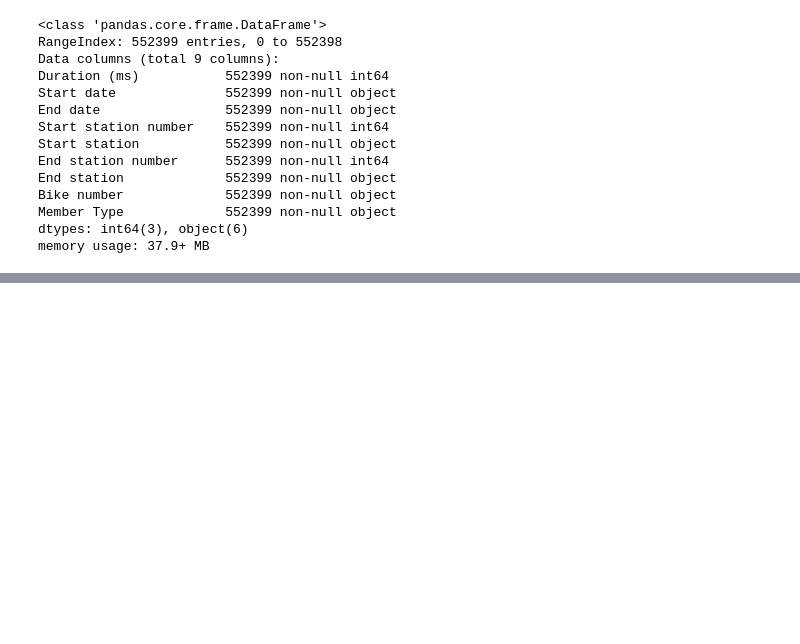
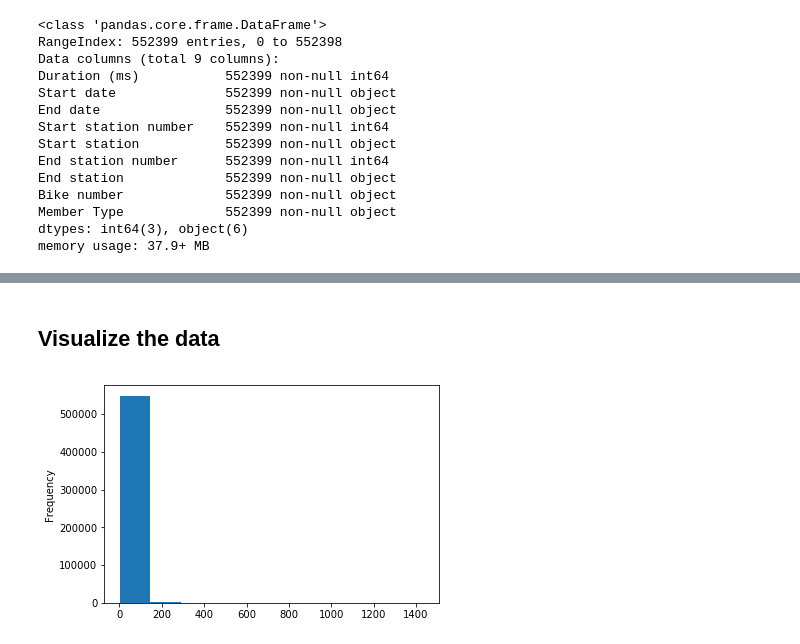
Before and after one commit to mskaerthomason/Springboard-Capstone-1, a Jupyter notebook: Data Wrangling/Bikeshare_wrangling.ipynb, the cells around one changed output, grey strips where cells are left out. Cells and saved outputs as stored; diff of their text form; code cells hidden in the pictures; blank space fills up the shorter version.

Commit message:
worked on data wrangling

```diff
--- a/Data Wrangling/Bikeshare_wrangling.ipynb
+++ b/Data Wrangling/Bikeshare_wrangling.ipynb
@@ -4,7 +6,8 @@
 ### Let's start with reading in a test file of bikeshare data, Quarter 1 in 2016.
 # %%
 import pandas as pd
-bikeshare = pd.read_csv('/Springboard-Capstone-1/data/2016-Q1-Trips-History-Data.csv')
+dateparse = lambda x: pd.datetime.strptime(x, '%m/%d/%Y %H:%M')
+bikeshare = pd.read_csv('2016-Q1-Trips-History-Data.csv', parse_dates=True, date_parser=dateparse)
 bikeshare
 # %% [output]
 |  | Duration (ms) | Start date | End date | Start station number | Start station | End station number | ... |
@@ -63,0 +71,2 @@ memory usage: 37.9+ MB
+# %%
+bikeshare.columns = ['duration', 'startdate','enddate','startlocID','startloc','endlocID','endloc','bikeID','memtype']
@@ -63,0 +92,2 @@ memory usage: 37.9+ MB
+# %%
+bikeshare.duration = bikeshare.duration * 1.66667e-5
@@ -63,0 +123,8 @@ memory usage: 37.9+ MB
+# %% [markdown]
+## Visualize the data
+# %%
+import matplotlib.pyplot as plt
+bikeshare.duration.plot('hist')
+plt.show()
+# %% [output]
+[figure, added]
```
Also changed, not shown: parts of 16 cells of this notebook.
